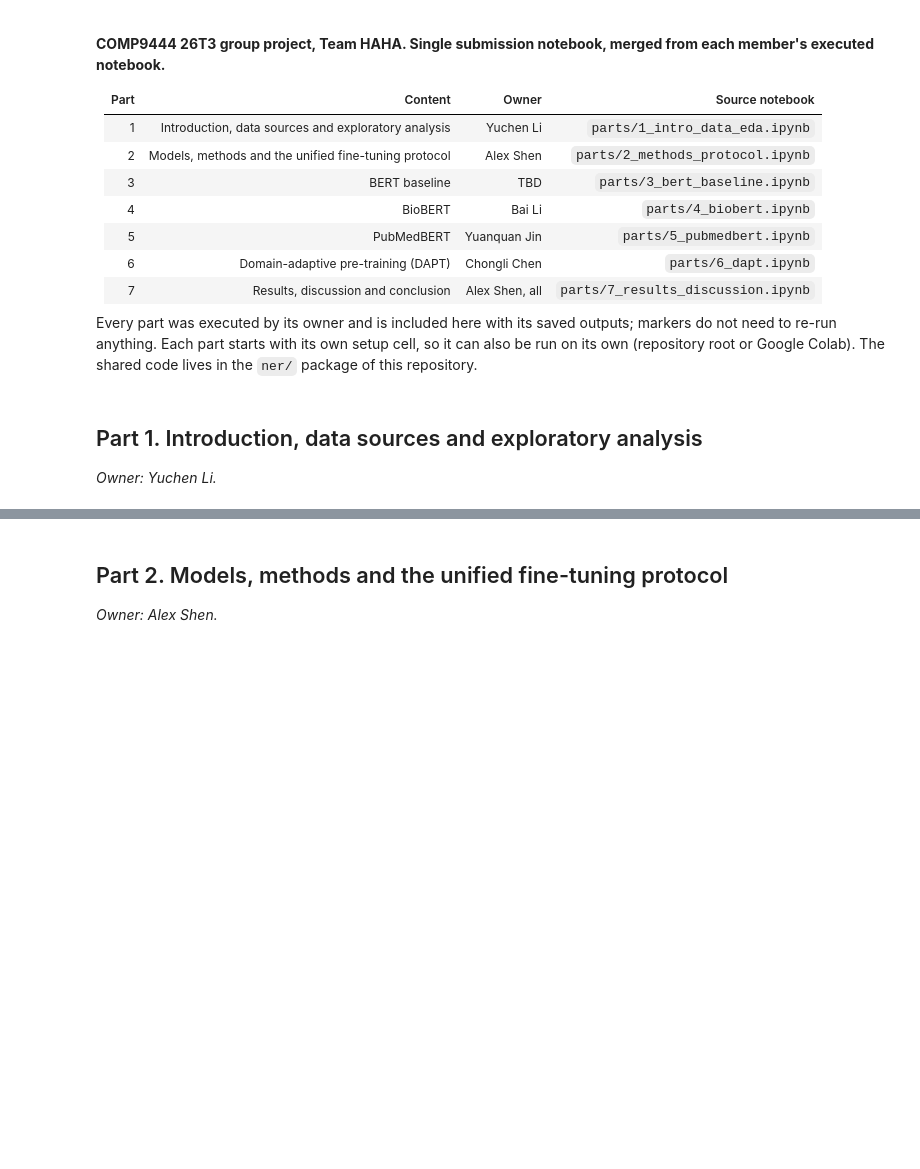
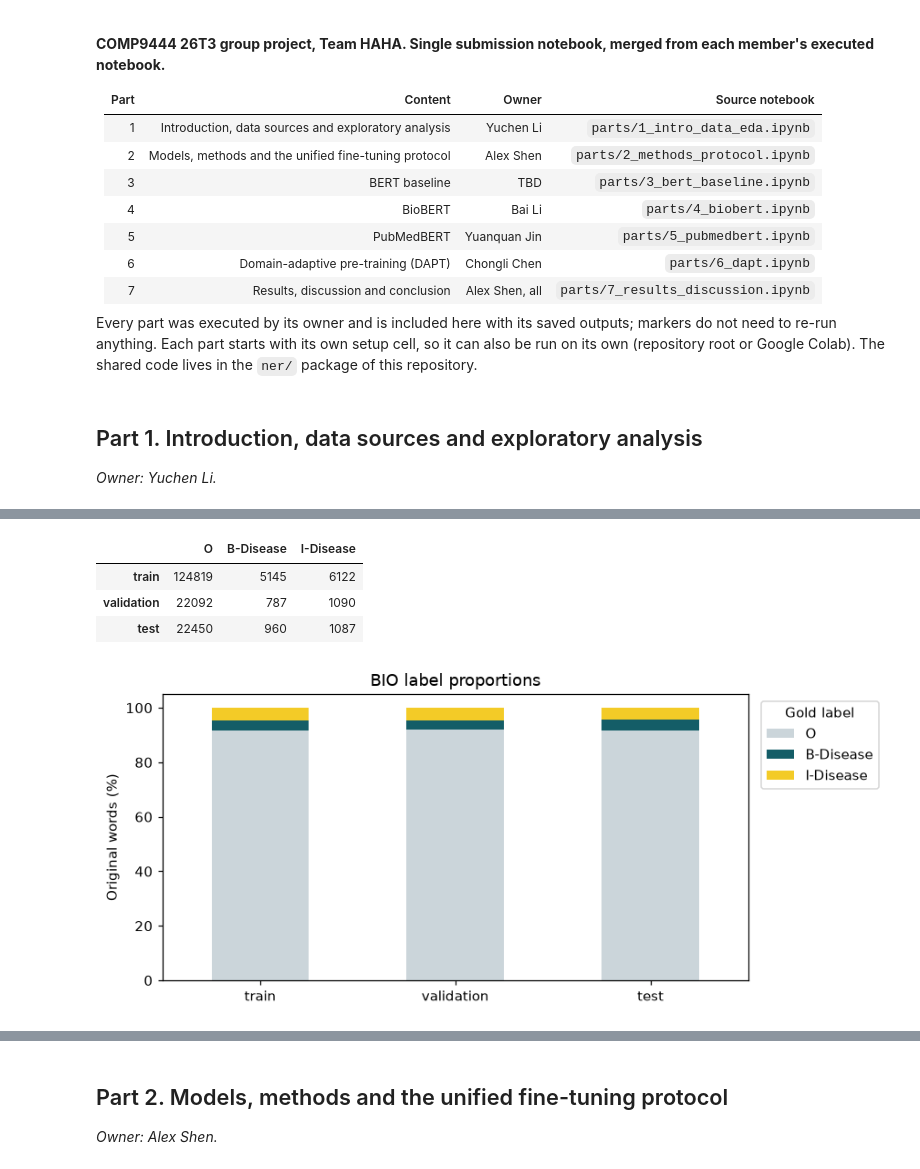
Before and after one commit to lofty14/bert-ner-baseline, a Jupyter notebook: Project13_final.ipynb, the cells around one changed output, grey strips where cells are left out. Cells and saved outputs as stored; diff of their text form; code cells hidden in the pictures; blank space fills up the shorter version.

```diff
--- a/Project13_final.ipynb
+++ b/Project13_final.ipynb
@@ -27,0 +215,19 @@ Every part was executed by its owner and is included here with its saved outputs
+# %%
+label_counts = pd.DataFrame({
+    split: v["tag_counts"] for split, v in data_audit["splits"].items()
+}).T.reindex(columns=LABELS)
+display(label_counts)
+label_percent = label_counts.div(label_counts.sum(axis=1), axis=0) * 100
+ax = label_percent.plot.bar(
+    stacked=True, color=["#CBD5DA", "#145D67", "#F3CB27"],
+    figsize=(8, 3.6), rot=0)
+ax.set(ylabel="Original words (%)", xlabel="", title="BIO label proportions")
+ax.legend(title="Gold label", bbox_to_anchor=(1.01, 1), loc="upper left")
+plt.tight_layout()
+plt.show()
+# %% [output]
+|  | O | B-Disease | I-Disease |
+| train | 124819 | 5145 | 6122 |
+| validation | 22092 | 787 | 1090 |
+| test | 22450 | 960 | 1087 |
+[figure, added]
```
Also changed, not shown: parts of 26 cells of this notebook, 1 other file.
